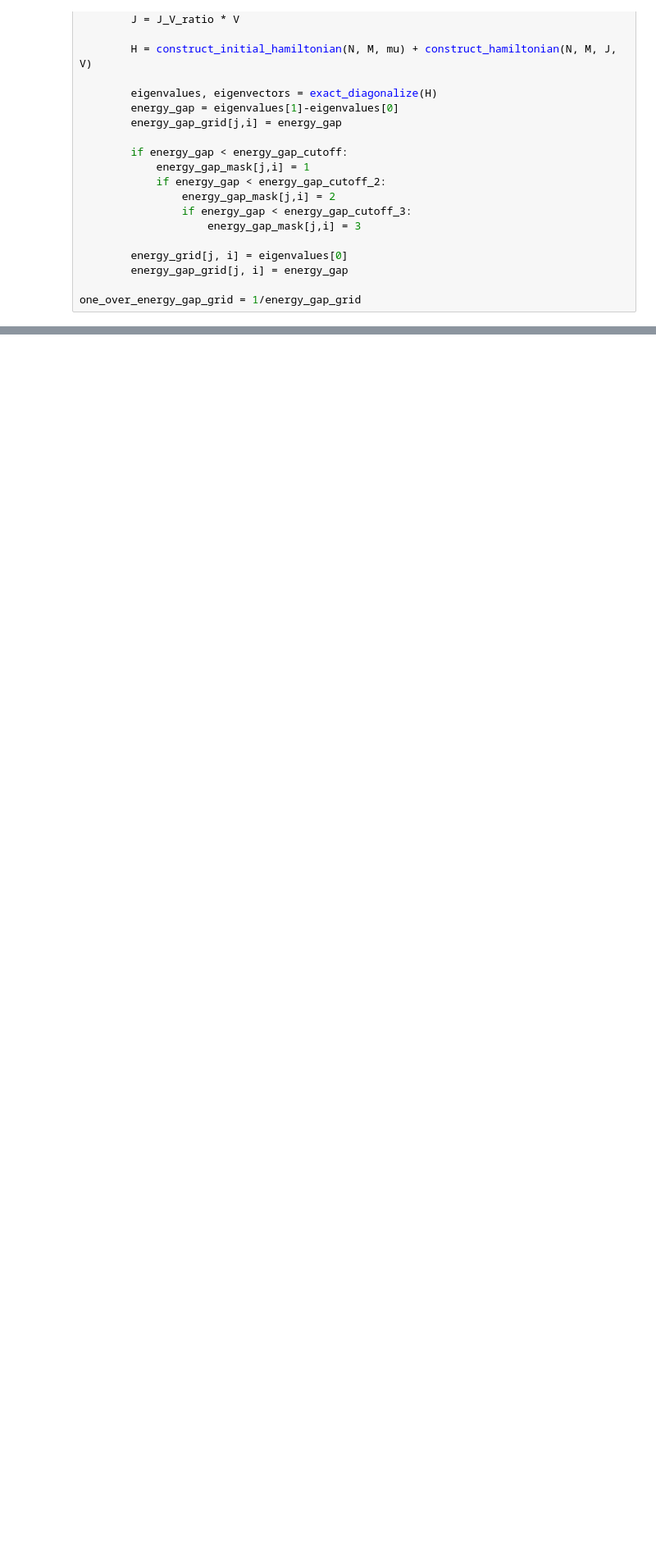
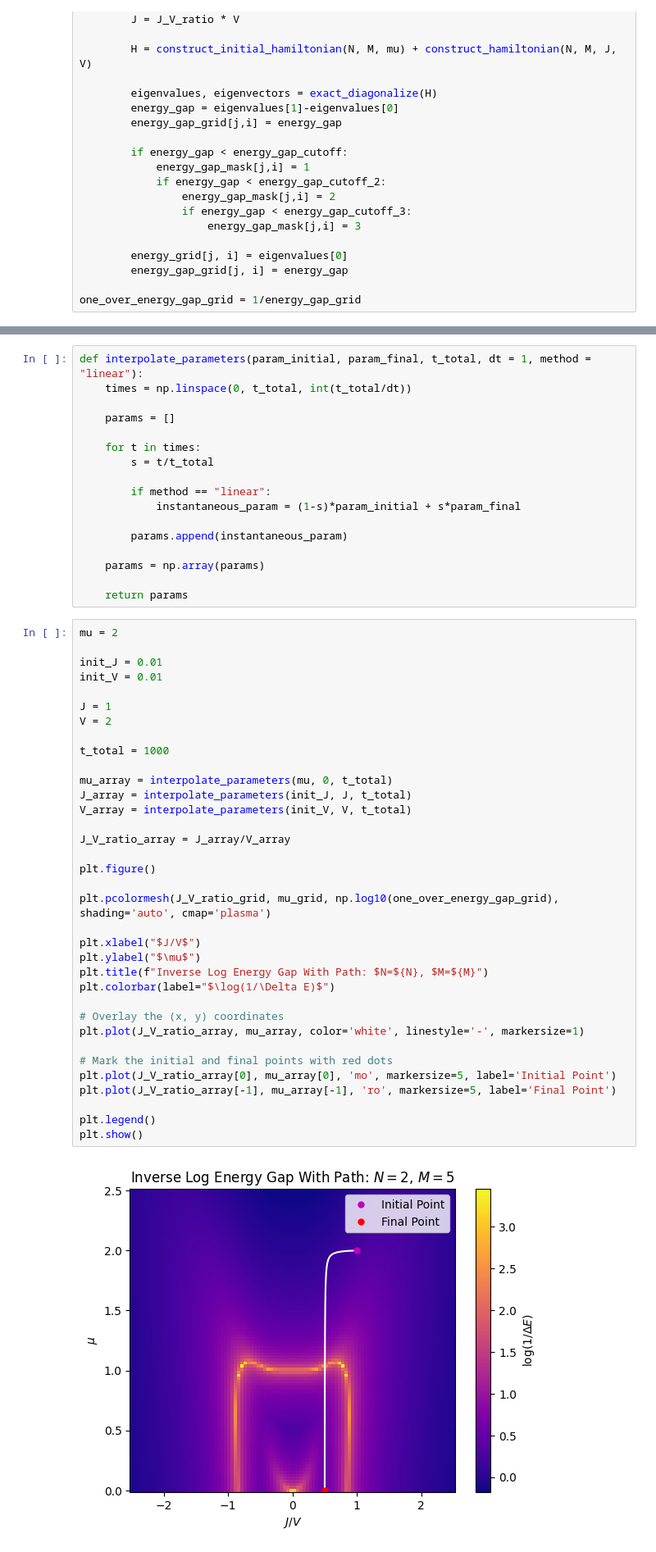
Before and after one commit to jwdesroches/synthetic_dimensions, a Jupyter notebook: adiabatic_evolution/energy_gap.ipynb, the cells around one changed output, grey strips where cells are left out. Shown at 82% size. Drawn from its saved outputs; the diff is of its cells as text; blank space fills up the shorter version.

```diff
--- a/adiabatic_evolution/energy_gap.ipynb
+++ b/adiabatic_evolution/energy_gap.ipynb
@@ -229,0 +230,54 @@ plt.show()
+# %%
+def interpolate_parameters(param_initial, param_final, t_total, dt = 1, method = "linear"):
+    times = np.linspace(0, t_total, int(t_total/dt))
+
+    params = []
+
+    for t in times:
+        s = t/t_total
+
+        if method == "linear":
+            instantaneous_param = (1-s)*param_initial + s*param_final
+
+        params.append(instantaneous_param)
+
+    params = np.array(params)
+
+    return params
+# %%
+mu = 2
+
+init_J = 0.01
+init_V = 0.01
+
+J = 1
+V = 2
+
+t_total = 1000
+
+mu_array = interpolate_parameters(mu, 0, t_total)
+J_array = interpolate_parameters(init_J, J, t_total)
+V_array = interpolate_parameters(init_V, V, t_total)
+
+J_V_ratio_array = J_array/V_array
+
+plt.figure()
+
+plt.pcolormesh(J_V_ratio_grid, mu_grid, np.log10(one_over_energy_gap_grid), shading='auto', cmap='plasma')
+
+plt.xlabel("$J/V$")
+plt.ylabel("$\mu$")
+plt.title(f"Inverse Log Energy Gap With Path: $N=${N}, $M=${M}")
+plt.colorbar(label="$\log(1/\Delta E)$")
+
+# Overlay the (x, y) coordinates
+plt.plot(J_V_ratio_array, mu_array, color='white', linestyle='-', markersize=1)
+
+# Mark the initial and final points with red dots
+plt.plot(J_V_ratio_array[0], mu_array[0], 'mo', markersize=5, label='Initial Point')
+plt.plot(J_V_ratio_array[-1], mu_array[-1], 'ro', markersize=5, label='Final Point')
+
+plt.legend()
+plt.show()
+# %% [output]
+[figure, added]
```
Also changed, not shown: parts of 8 cells of this notebook, 3 other files.
